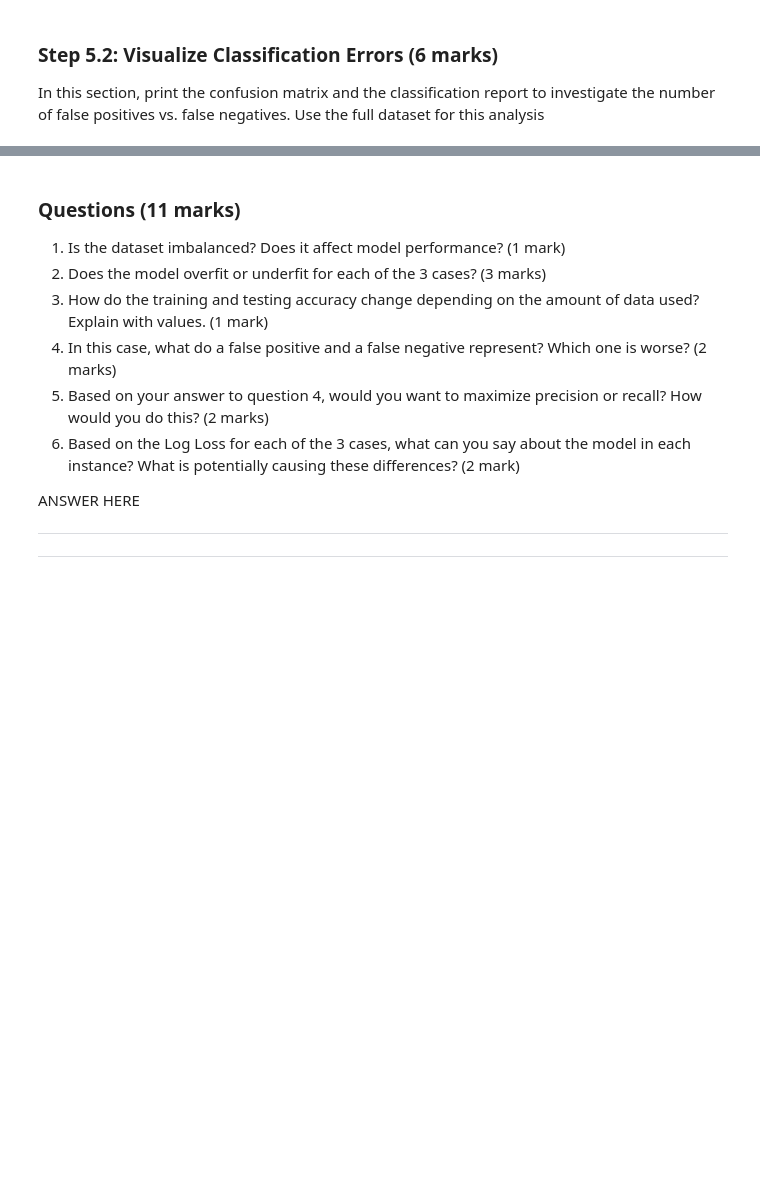
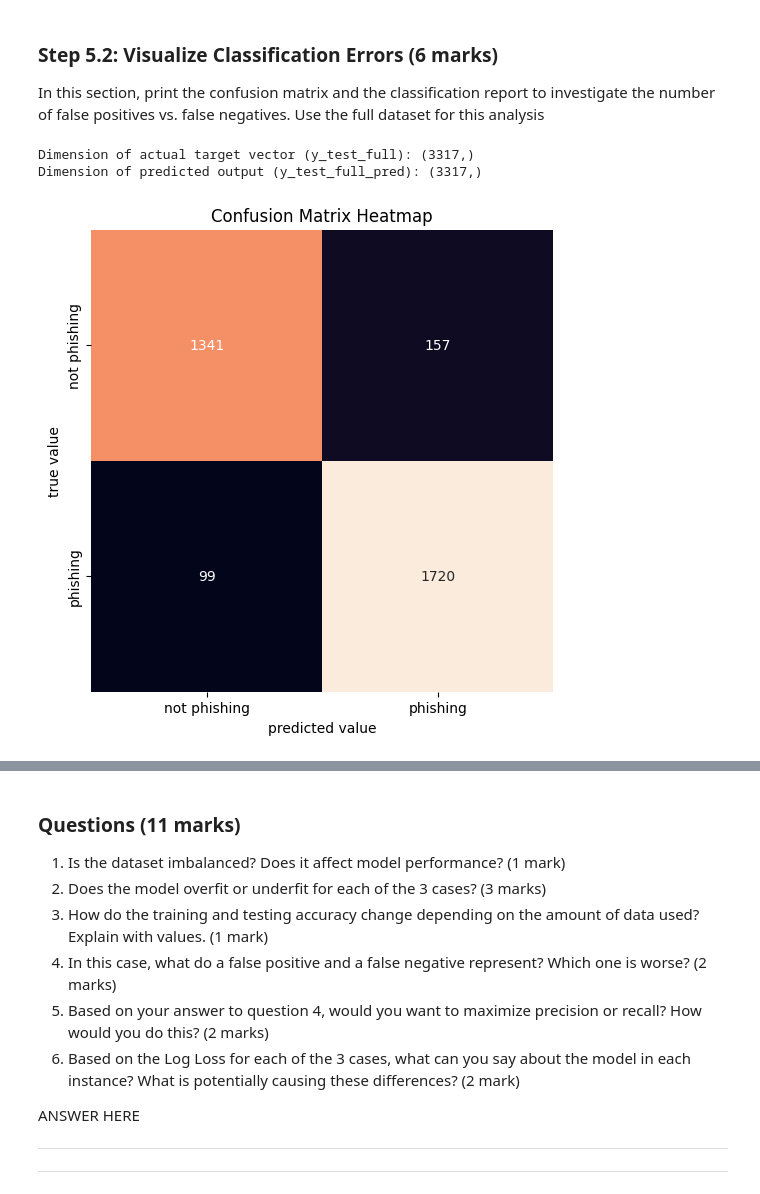
Before and after one commit to ObehiEdeoghon/engg680_2024_fall, a Jupyter notebook: Lab_Assignment3/Assignment3.ipynb, the cells around one changed output, grey strips where cells are left out. Drawn from its saved outputs; the diff is of its cells as text; code cells hidden in the pictures; blank space fills up the shorter version.

```diff
--- a/Lab_Assignment3/Assignment3.ipynb
+++ b/Lab_Assignment3/Assignment3.ipynb
@@ -615,9 +669,40 @@ In this section, print the confusion matrix and the classification report to inv
+# %%
+# TO DO: Retrieve target vector and predicted values for testing set using full dataset and print the dimension of the predicted output (2 mark)
+
+from sklearn.model_selection import train_test_split
+# Split the full dataset into training and testing sets (70% train, 30% test)
+X_train_full, X_test_full, y_train_full, y_test_full = train_test_split(X, y, test_size=0.3, random_state=0)
+
+# Instantiate the logistic regression model
+model = LogisticRegression(max_iter=2000)
+
+# Fit the model on the training set
+model.fit(X_train_full, y_train_full)
+
+# Predict on the testing set
+y_test_full_pred = model.predict(X_test_full)
+
+# Print the dimensions of the actual target vector and predicted output
+print("Dimension of actual target vector (y_test_full):", y_test_full.shape)
+print("Dimension of predicted output (y_test_full_pred):", y_test_full_pred.shape)
+
+# Note: 70% training set, 30% testing set
+# %% [output]
+Dimension of actual target vector (y_test_full): (3317,)
+Dimension of predicted output (y_test_full_pred): (3317,)
 # %%
 import seaborn as sns
+from sklearn.metrics import confusion_matrix
+import matplotlib.pyplot as plt
 
 # TO DO: Calculate confusion matrix (2 marks) : conf_mat
-
+conf_mat = confusion_matrix(y_test_full, y_test_full_pred)
 # Below code prints confusion matrix using a heatmap
+plt.figure(figsize=(8, 6))
 sns.heatmap(conf_mat, xticklabels=['not phishing', 'phishing'],  yticklabels=['not phishing', 'phishing'], square=True, annot=True, cbar=False, fmt='d')
 plt.xlabel('predicted value')
 plt.ylabel('true value')
+plt.title('Confusion Matrix Heatmap')
+plt.show()
+# %% [output]
+[figure, added]
```
Also changed, not shown: parts of 5 cells of this notebook.
